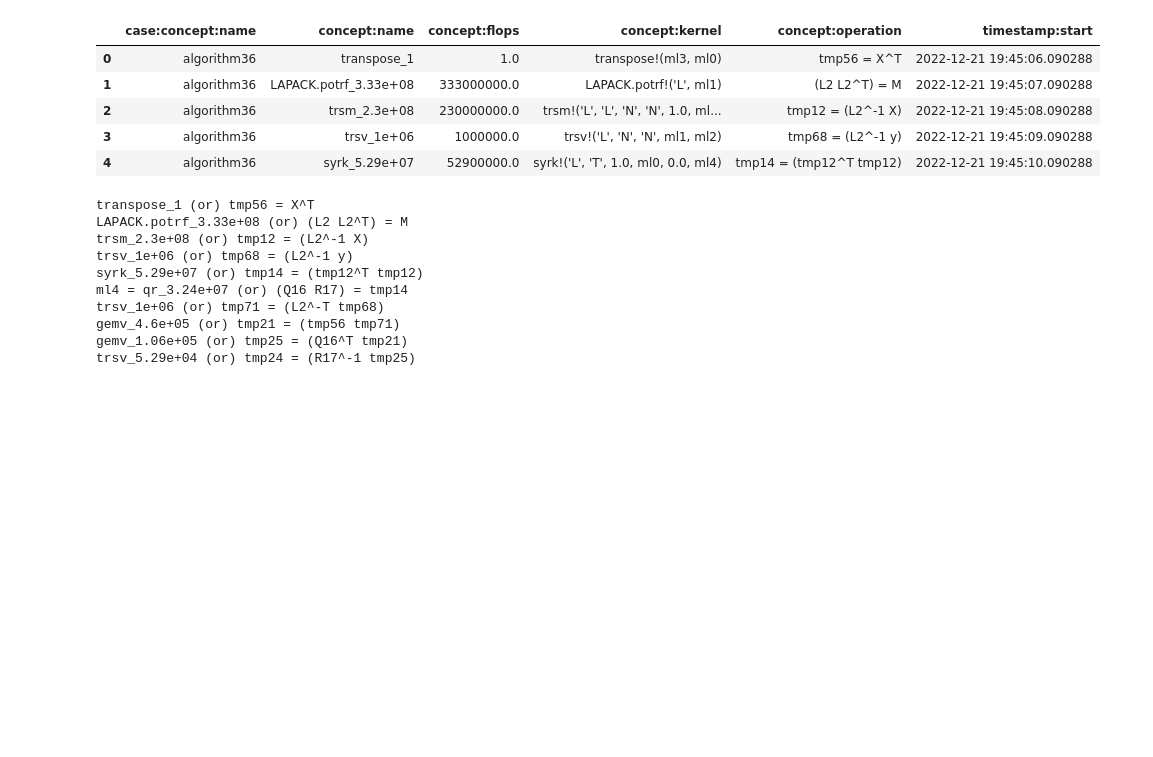
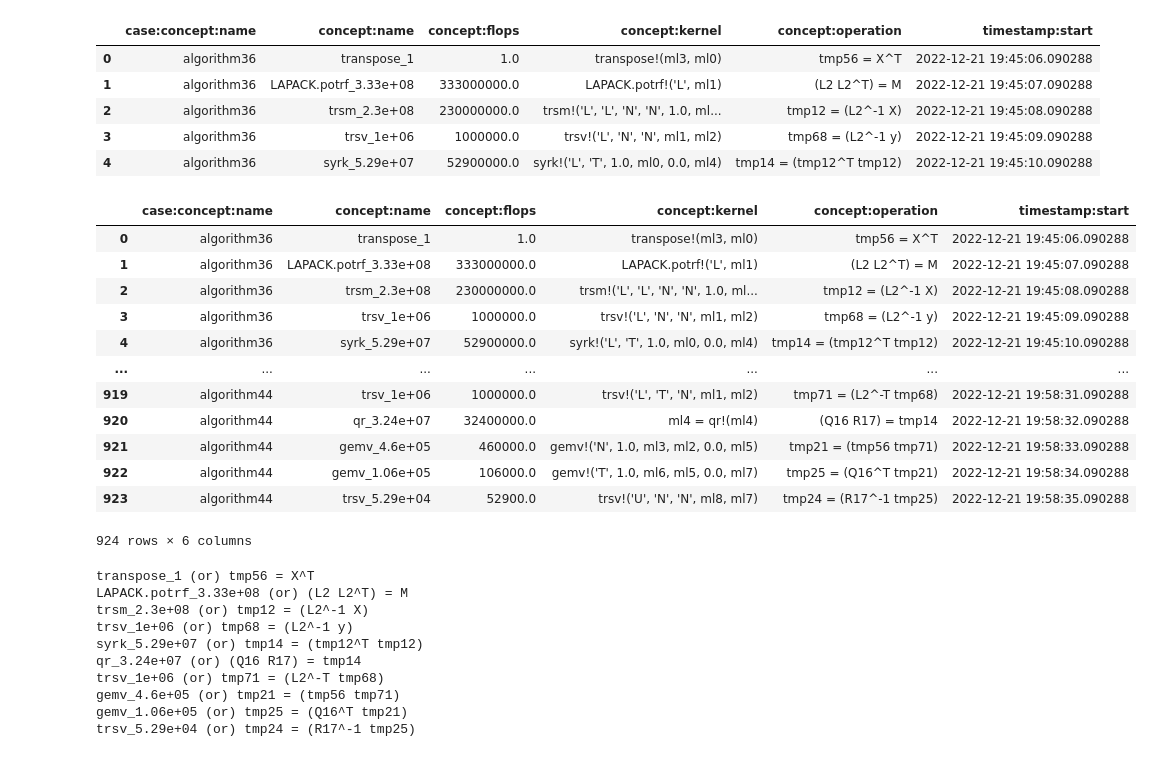
Before and after one commit to as641651/ProcessCompare, a Jupyter notebook: notebooks/dfg-compare-gls.ipynb, the cells around one changed output. Saved outputs shown, nothing was run; the diff lists cells and outputs as text; code cells hidden in the pictures; blank space fills up the shorter version.

```diff
--- a/notebooks/dfg-compare-gls.ipynb
+++ b/notebooks/dfg-compare-gls.ipynb
@@ -15,6 +15,30 @@ df.head()
 | 2 | algorithm36 | trsm_2.3e+08 | 230000000.0 | trsm!('L', 'L', 'N', 'N', 1.0, ml... | tmp12 = (L2^-1 X) | 2022-12-21 19:45:08.090288 |
 | 3 | algorithm36 | trsv_1e+06 | 1000000.0 | trsv!('L', 'N', 'N', ml1, ml2) | tmp68 = (L2^-1 y) | 2022-12-21 19:45:09.090288 |
 | 4 | algorithm36 | syrk_5.29e+07 | 52900000.0 | syrk!('L', 'T', 1.0, ml0, 0.0, ml4) | tmp14 = (tmp12^T tmp12) | 2022-12-21 19:45:10.090288 |
+# %%
+def clean_concept(name):
+    splits = name.split('=')
+    if len(splits) > 1:
+        return splits[-1].strip()
+    return splits[0].strip()
+
+df['concept:name'] = df['concept:name'].apply(lambda row: clean_concept(row))
+# %%
+df
+# %% [output]
+|  | case:concept:name | concept:name | concept:flops | concept:kernel | concept:operation | timestamp:start |
+| 0 | algorithm36 | transpose_1 | 1.0 | transpose!(ml3, ml0) | tmp56 = X^T | 2022-12-21 19:45:06.090288 |
+| 1 | algorithm36 | LAPACK.potrf_3.33e+08 | 333000000.0 | LAPACK.potrf!('L', ml1) | (L2 L2^T) = M | 2022-12-21 19:45:07.090288 |
+| 2 | algorithm36 | trsm_2.3e+08 | 230000000.0 | trsm!('L', 'L', 'N', 'N', 1.0, ml... | tmp12 = (L2^-1 X) | 2022-12-21 19:45:08.090288 |
+| 3 | algorithm36 | trsv_1e+06 | 1000000.0 | trsv!('L', 'N', 'N', ml1, ml2) | tmp68 = (L2^-1 y) | 2022-12-21 19:45:09.090288 |
+| 4 | algorithm36 | syrk_5.29e+07 | 52900000.0 | syrk!('L', 'T', 1.0, ml0, 0.0, ml4) | tmp14 = (tmp12^T tmp12) | 2022-12-21 19:45:10.090288 |
+| ... | ... | ... | ... | ... | ... | ... |
+| 919 | algorithm44 | trsv_1e+06 | 1000000.0 | trsv!('L', 'T', 'N', ml1, ml2) | tmp71 = (L2^-T tmp68) | 2022-12-21 19:58:31.090288 |
+| 920 | algorithm44 | qr_3.24e+07 | 32400000.0 | ml4 = qr!(ml4) | (Q16 R17) = tmp14 | 2022-12-21 19:58:32.090288 |
+| 921 | algorithm44 | gemv_4.6e+05 | 460000.0 | gemv!('N', 1.0, ml3, ml2, 0.0, ml5) | tmp21 = (tmp56 tmp71) | 2022-12-21 19:58:33.090288 |
+| 922 | algorithm44 | gemv_1.06e+05 | 106000.0 | gemv!('T', 1.0, ml6, ml5, 0.0, ml7) | tmp25 = (Q16^T tmp21) | 2022-12-21 19:58:34.090288 |
+| 923 | algorithm44 | trsv_5.29e+04 | 52900.0 | trsv!('U', 'N', 'N', ml8, ml7) | tmp24 = (R17^-1 tmp25) | 2022-12-21 19:58:35.090288 |
+924 rows × 6 columns
 # %%
 xes_log = log_converter.apply(df)
 # %%
@@ -28,7 +52,7 @@ LAPACK.potrf_3.33e+08 (or) (L2 L2^T) = M
 trsm_2.3e+08 (or) tmp12 = (L2^-1 X)
 trsv_1e+06 (or) tmp68 = (L2^-1 y)
 syrk_5.29e+07 (or) tmp14 = (tmp12^T tmp12)
-ml4 = qr_3.24e+07 (or) (Q16 R17) = tmp14
+qr_3.24e+07 (or) (Q16 R17) = tmp14
 trsv_1e+06 (or) tmp71 = (L2^-T tmp68)
 gemv_4.6e+05 (or) tmp21 = (tmp56 tmp71)
 gemv_1.06e+05 (or) tmp25 = (Q16^T tmp21)
```
Also changed, not shown: parts of 5 cells of this notebook, 5 other files.
